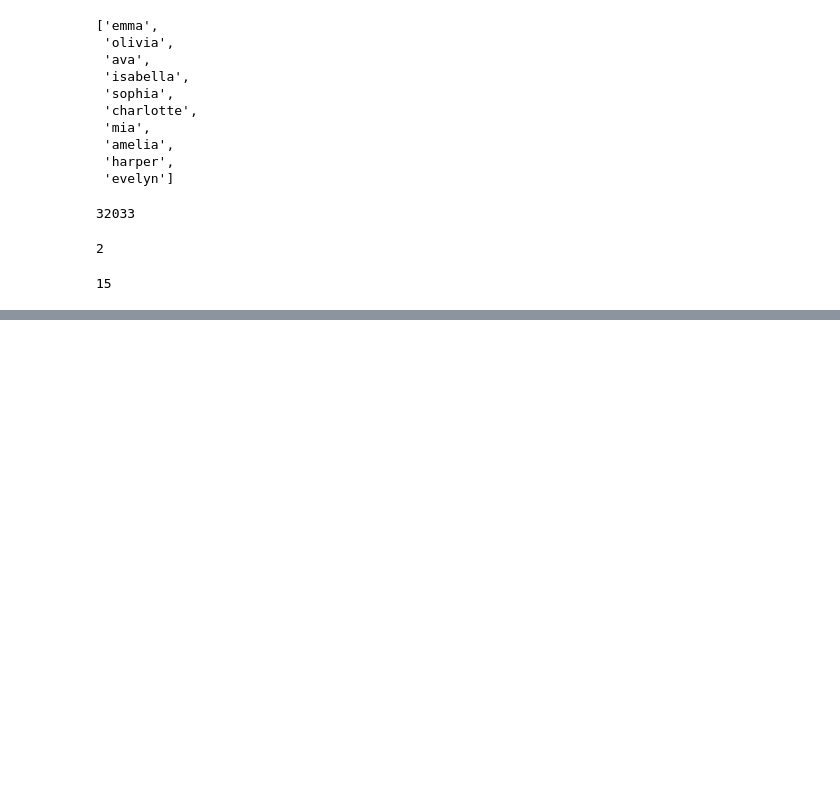
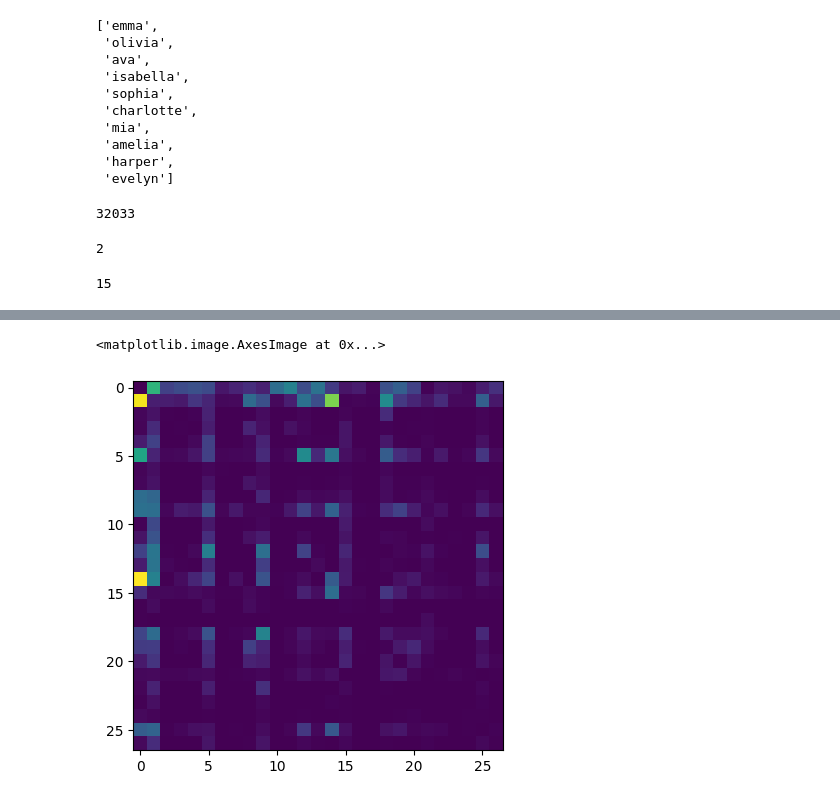
Before and after one commit to im-vnkyy/LearningsfromAndej, a Jupyter notebook: makemore.ipynb, the cells around one changed output, grey strips where cells are left out. Drawn from its saved outputs; the diff is of its cells as text; code cells hidden in the pictures; blank space fills up the shorter version.

```diff
--- a/makemore.ipynb
+++ b/makemore.ipynb
@@ -25,3 +25,11 @@ min(len(w) for w in words)
 max(len(w) for w in words)
 # %% [output]
 15
+# %%
+b = {}
+for w in words:
+    chs = ['<S>'] + list(w) + ['<E>']
+    for ch1, ch2 in zip(chs, chs[1:]):
+        bigram = (ch1, ch2)
+        b[bigram] = b.get(bigram, 0) + 1
+        # print(ch1, ch2)
@@ -27,0 +58,21 @@ max(len(w) for w in words)
+# %%
+N = torch.zeros((27, 27), dtype = torch.int32)
+# %%
+chars = sorted(list(set(''.join(words))))
+stoi = {s:i+1 for i, s in enumerate(chars)}
+stoi['.'] = 0
+itos = {i:s for s, i in stoi.items()}
+# %%
+for w in words:
+    chs = ['.'] + list(w) +['.']
+    for ch1, ch2 in zip(chs, chs[1:]):
+        ix1 = stoi[ch1]
+        ix2 = stoi[ch2]
+        N[ix1, ix2] += 1
+# %%
+import matplotlib.pyplot as plt
+%matplotlib inline
+plt.imshow(N)
+# %% [output]
+<matplotlib.image.AxesImage at 0x...>
+[figure, added]
```
Also changed, not shown: parts of 7 cells of this notebook.
